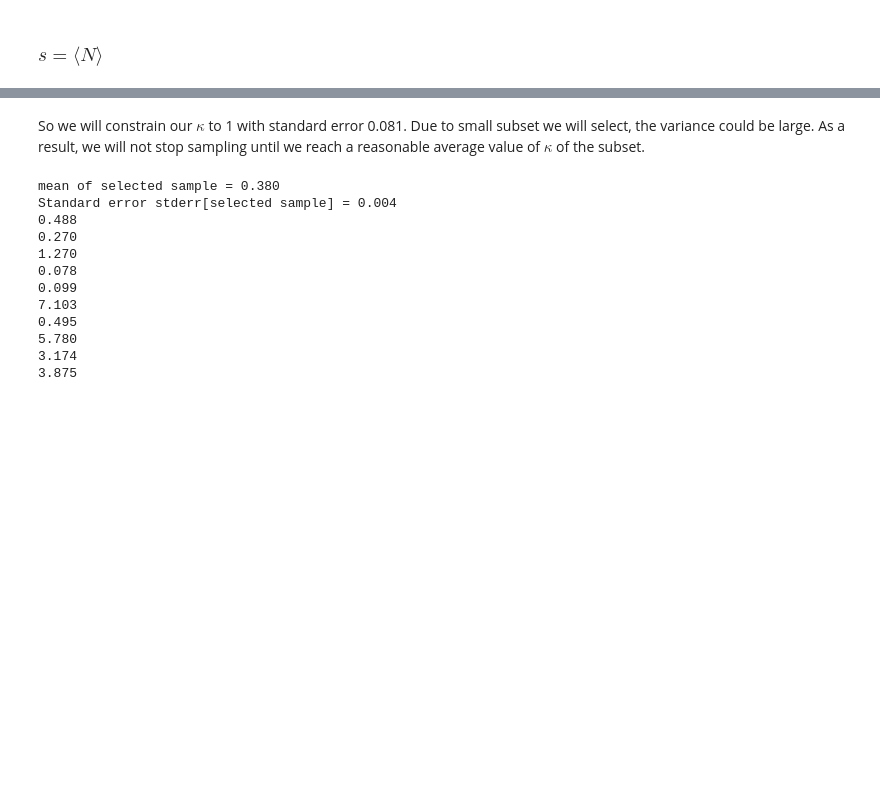
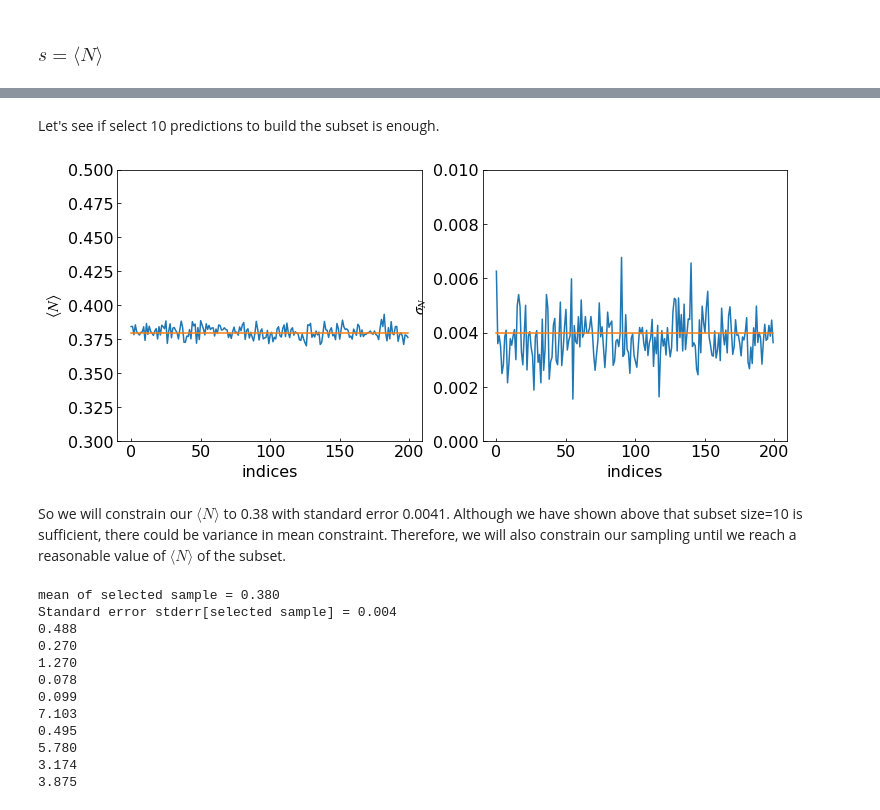
Before and after one commit to tiwarylab/ps-LSTM, a Jupyter notebook: path_sampling_NN0_38.ipynb, the cells around one changed output, grey strips where cells are left out. Drawn from its saved outputs; the diff is of its cells as text; code cells hidden in the pictures; blank space fills up the shorter version.

```diff
--- a/path_sampling_NN0_38.ipynb
+++ b/path_sampling_NN0_38.ipynb
@@ -142,8 +142,49 @@ f(62.0) = 0.380072
 Standard error stderr[f(0)]=0.000501
 df(62.0) = -0.000167
 Expected standard error for new N_mean = 0.004084
+# %% [markdown]
+Let's see if select 10 predictions to build the subset is enough.
+# %%
+lm_ast=62
+p=np.exp(-lm_ast*(N_mean_arr))
+p/=np.sum(p)
+
+subset_mean_arr = []
+subset_stdv_arr = []
+for i in range(200):
+    idx = np.random.choice(len(N_mean_arr), 10, p=p)
+    selected = N_mean_arr[idx]
+
+    mean=np.mean(selected)
+    stdv=np.std(selected)/np.sqrt(len(selected))
+
+    subset_mean_arr.append(mean)
+    subset_stdv_arr.append(stdv)
+
+fig, ax = plt.subplots(figsize=(12,5), nrows=1, ncols=2)
+
+ax[0].plot(subset_mean_arr)
+ax[0].plot(np.arange(len(subset_mean_arr)), [0.38]*len(subset_mean_arr))
+
+ax[1].plot(subset_stdv_arr)
+ax[1].plot(np.arange(len(subset_stdv_arr)), [0.004]*len(subset_stdv_arr))
+
+ax[0].tick_params(axis='both', which='both', direction='in', labelsize=16)
+ax[0].set_xlabel('indices', size=16)
+ax[0].set_ylabel('$\langle N\\rangle$', size=16)
+ax[0].set_ylim(0.3,0.5)
+
+ax[1].tick_params(axis='both', which='both', direction='in', labelsize=16)
+ax[1].set_xlabel('indices', size=16)
+ax[1].set_ylabel('$\sigma_{N}$', size=16)
+ax[1].set_ylim(0.0,0.01)
+
+
+plt.show()
+# %% [output]
+[figure, added]
 # %% [markdown]
-So we will constrain our $\kappa$ to 1 with standard error 0.081. Due to small subset we will select, the variance could be large. As a result, we will not stop sampling until we reach a reasonable average value of $\kappa$ of the subset.
+So we will constrain our $\langle N\rangle$ to 0.38 with standard error 0.0041. Although we have shown above that subset size=10 is sufficient, there could be variance in mean constraint. Therefore, we will also constrain our sampling until we reach a reasonable value of $\langle N\rangle$ of the subset.
 # %%
 lm_ast=62
 p=np.exp(-lm_ast*(N_mean_arr))
```
Also changed, not shown: parts of 2 cells of this notebook, 1 other file.
